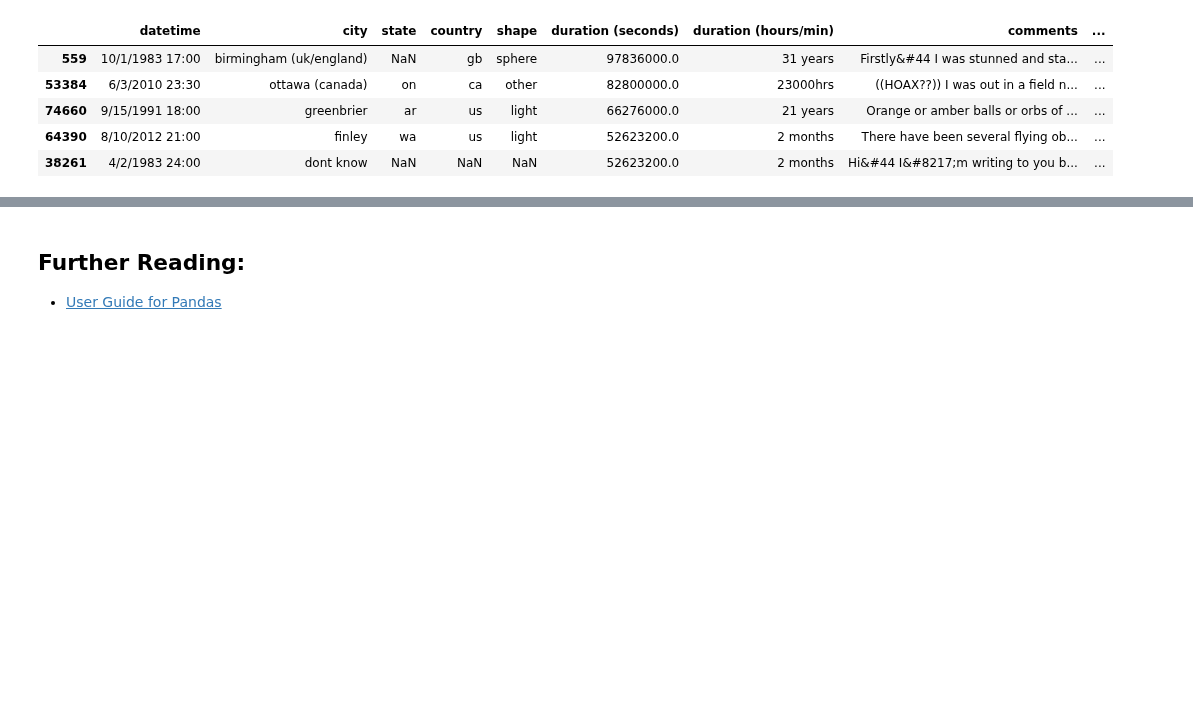
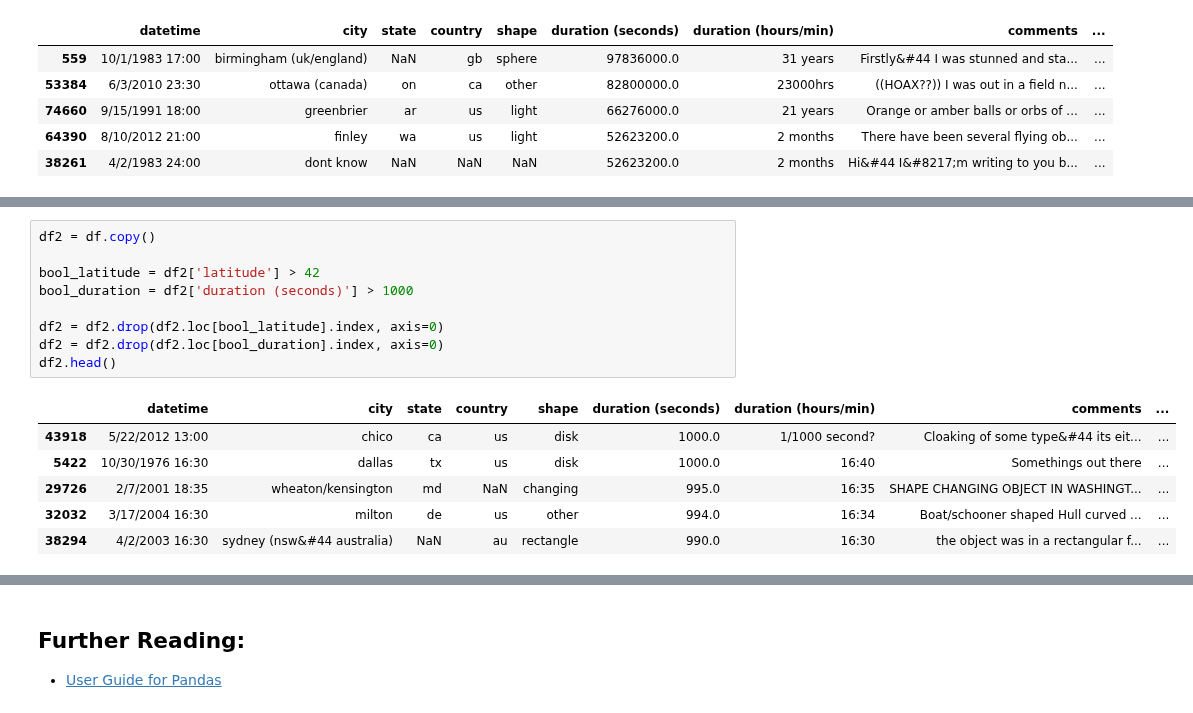
Before and after one commit to DavoodSZ1993/Python_Tutorial, a Jupyter notebook: pandas_tutorial.ipynb, the cells around one changed output, grey strips where cells are left out. Cells and saved outputs as stored; diff of their text form; blank space fills up the shorter version.

```diff
--- a/pandas_tutorial.ipynb
+++ b/pandas_tutorial.ipynb
@@ -200,0 +264,16 @@ df.head()
+# %%
+df2 = df.copy()
+
+bool_latitude = df2['latitude'] > 42
+bool_duration = df2['duration (seconds)'] > 1000
+
+df2 = df2.drop(df2.loc[bool_latitude].index, axis=0)
+df2 = df2.drop(df2.loc[bool_duration].index, axis=0)
+df2.head()
+# %% [output]
+|  | datetime | city | state | country | shape | duration (seconds) | duration (hours/min) | comments | ... |
+| 43918 | 5/22/2012 13:00 | chico | ca | us | disk | 1000.0 | 1/1000 second? | Cloaking of some type&#44 its eit... | ... |
+| 5422 | 10/30/1976 16:30 | dallas | tx | us | disk | 1000.0 | 16:40 | Somethings out there | ... |
+| 29726 | 2/7/2001 18:35 | wheaton/kensington | md | NaN | changing | 995.0 | 16:35 | SHAPE CHANGING OBJECT IN WASHINGT... | ... |
+| 32032 | 3/17/2004 16:30 | milton | de | us | other | 994.0 | 16:34 | Boat/schooner shaped Hull curved ... | ... |
+| 38294 | 4/2/2003 16:30 | sydney (nsw&#44 australia) | NaN | au | rectangle | 990.0 | 16:30 | the object was in a rectangular f... | ... |
```
Also changed, not shown: parts of 19 cells of this notebook.
